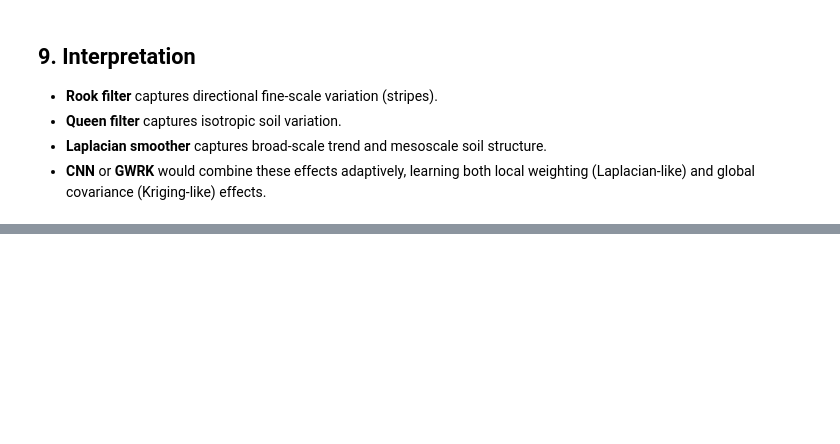
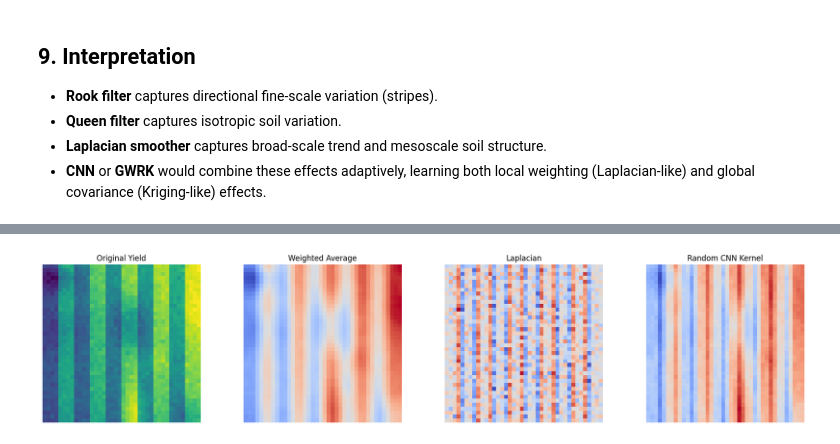
Before and after one commit to acesillinois/cpsc444-F2025, a Jupyter notebook: python_notebooks/Multi_Source_Spatial_Framework_Complete.ipynb, the cells around one changed output, grey strips where cells are left out. Cells and saved outputs as stored; diff of their text form; code cells hidden in the pictures; blank space fills up the shorter version.

```diff
--- a/python_notebooks/Multi_Source_Spatial_Framework_Complete.ipynb
+++ b/python_notebooks/Multi_Source_Spatial_Framework_Complete.ipynb
@@ -133,0 +170,45 @@ plt.tight_layout(); plt.show()
+# %%
+# --- Demonstration w/ Convolution Kernels:
+# --- Mean, Laplacian, and Random CNN-like ---
+import numpy as np, matplotlib.pyplot as plt, pandas as pd
+np.random.seed(42)
+
+# Synthetic field parameters
+nr, nc = 40, 40
+x, y = np.meshgrid(np.arange(nc), np.arange(nr))
+
+# Generate components
+y_trend = 0.6*(x/x.max()) + 0.4*(y/y.max())
+stripe_w = 4
+y_stripe = ((x // stripe_w) % 2).astype(float) - 0.5
+def gaussian_blob(cx, cy, sx, sy, amp):
+    return amp*np.exp(-(((x-cx)**2)/(2*sx**2)+((y-cy)**2)/(2*sy**2)))
+y_soil = sum(gaussian_blob(np.random.randint(0,nc), np.random.randint(0,nr),
+                           np.random.uniform(2,6), np.random.uniform(2,6),
+                           np.random.uniform(-1,1)) for _ in range(8))
+y_noise = np.random.normal(0,0.05,(nr,nc))
+
+# True yield surface
+yield_field = 2.0 + 0.9*y_trend + 0.6*y_stripe + 0.8*y_soil + y_noise
+from scipy.signal import convolve2d
+
+kernels = {
+    "Weighted Average": np.ones((3,3))/9,
+    "Laplacian": np.array([[0,1,0],[1,-4,1],[0,1,0]]),
+    "Random CNN Kernel": np.random.uniform(-1,1,(3,3))
+}
+
+responses = {}
+for name, K in kernels.items():
+    responses[name] = convolve2d(yield_field, K[::-1, ::-1], mode="same", boundary="symm")
+
+# --- Visualization ---
+fig, axs = plt.subplots(1,4,figsize=(18,4))
+axs[0].imshow(yield_field, origin='lower', cmap='viridis'); axs[0].set_title("Original Yield")
+for i, (name, resp) in enumerate(responses.items(), start=1):
+    axs[i].imshow(resp, origin='lower', cmap='coolwarm')
+    axs[i].set_title(name)
+for ax in axs: ax.axis('off')
+plt.tight_layout(); plt.show()
+# %% [output]
+[figure, added]
```
Also changed, not shown: parts of 18 cells of this notebook, 1 other file.
